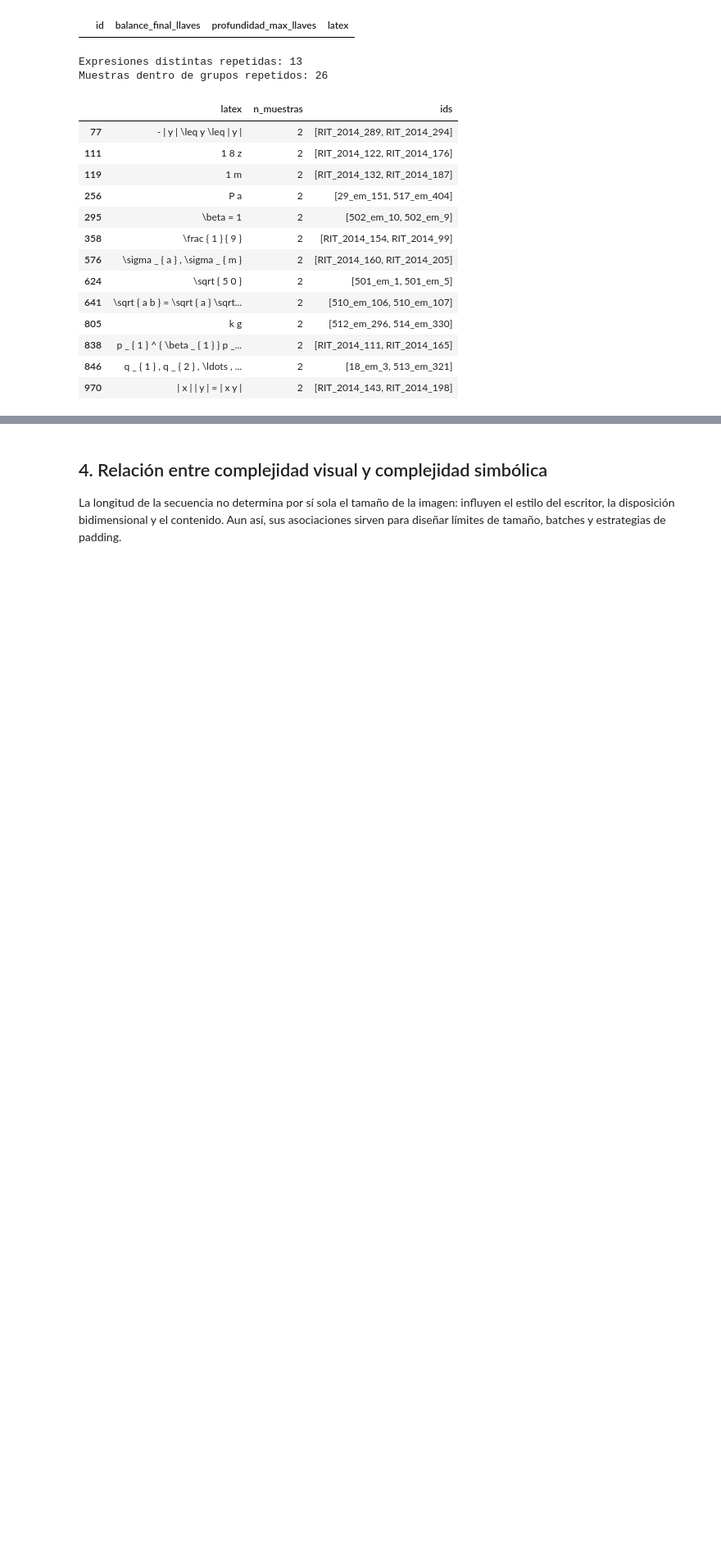
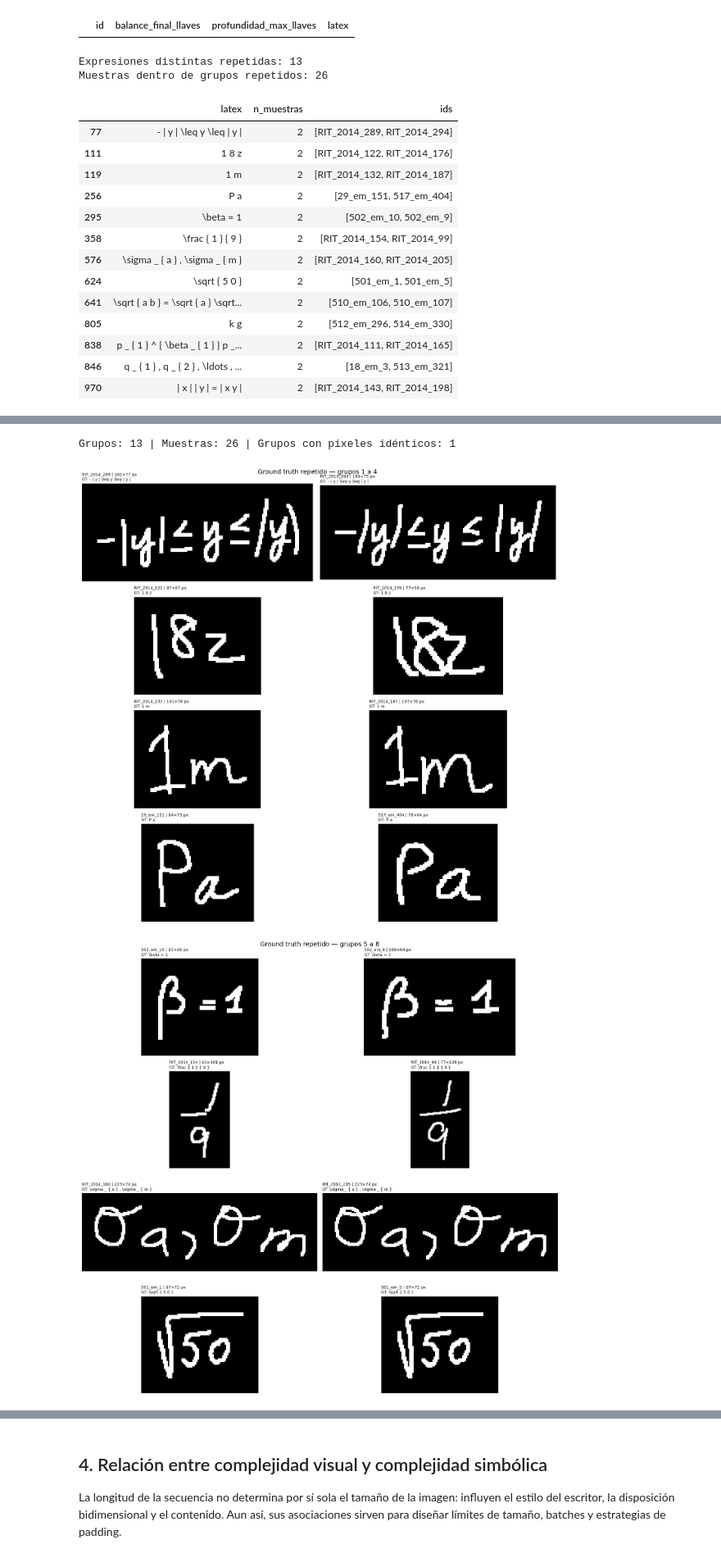
Before and after one commit to CarlossssMora/HMER-Cascade, a Jupyter notebook: Cascada/00_analisis_exploratorio/eda_crohme_2014_modelo1.ipynb, the cells around one changed output, grey strips where cells are left out. Shown at 82% size. Drawn from its saved outputs; the diff is of its cells as text; code cells hidden in the pictures; blank space fills up the shorter version.

```diff
--- a/Cascada/00_analisis_exploratorio/eda_crohme_2014_modelo1.ipynb
+++ b/Cascada/00_analisis_exploratorio/eda_crohme_2014_modelo1.ipynb
@@ -627,0 +642,74 @@ Muestras dentro de grupos repetidos: 26
+# %%
+# Resume los grupos repetidos y muestra sus imágenes lado a lado para compararlas visualmente.
+registros_repetidos = []
+
+for grupo in duplicados_latex.itertuples(index=False):
+    # Conserva el orden de los IDs reportado en la tabla de duplicados.
+    muestras = (
+        df[df["id"].isin(grupo.ids)]
+        .set_index("id").loc[grupo.ids].reset_index()
+    )
+    matrices = []
+    for ruta in muestras["ruta_imagen"]:
+        with Image.open(ruta) as imagen:
+            matrices.append(np.asarray(imagen.convert("L")))
+
+    pixeles_identicos = all(
+        matriz.shape == matrices[0].shape
+        and np.array_equal(matrices[0], matriz)
+        for matriz in matrices[1:]
+    )
+    registros_repetidos.append({
+        "latex": grupo.latex,
+        "n_muestras": grupo.n_muestras,
+        "ids": grupo.ids,
+        "dimensiones": [
+            f"{int(f.ancho)}×{int(f.alto)}" for f in muestras.itertuples()
+        ],
+        "pixeles_identicos": pixeles_identicos,
+    })
+
+auditoria_repetidos = pd.DataFrame(registros_repetidos)
+display(auditoria_repetidos)
+print(
+    f"Grupos: {len(auditoria_repetidos)} | "
+    f"Muestras: {auditoria_repetidos['n_muestras'].sum()} | "
+    f"Grupos con píxeles idénticos: {auditoria_repetidos['pixeles_identicos'].sum()}"
+)
+
+def mostrar_ground_truth_repetido(tabla, grupos, grupos_por_figura=4):
+    """Muestra todas las imágenes de cada ground truth repetido sin deduplicarlas."""
+    grupos = grupos.reset_index(drop=True)
+    for inicio in range(0, len(grupos), grupos_por_figura):
+        lote = grupos.iloc[inicio:inicio + grupos_por_figura]
+        max_muestras = int(lote["n_muestras"].max())
+        fig, ejes = plt.subplots(
+            len(lote), max_muestras,
+            figsize=(15, 3.6 * len(lote)), squeeze=False,
+        )
+        for fila, grupo in enumerate(lote.itertuples(index=False)):
+            muestras = (
+                tabla[tabla["id"].isin(grupo.ids)]
+                .set_index("id").loc[grupo.ids].reset_index()
+            )
+            for columna, muestra in enumerate(muestras.itertuples()):
+                eje = ejes[fila, columna]
+                with Image.open(muestra.ruta_imagen) as imagen:
+                    eje.imshow(imagen.convert("L"), cmap="gray", vmin=0, vmax=255)
+                gt = textwrap.fill(grupo.latex, width=58)
+                eje.set_title(
+                    f"{muestra.id} | {int(muestra.ancho)}×{int(muestra.alto)} px\nGT: {gt}",
+                    fontsize=9, loc="left",
+                )
+                eje.axis("off")
+            for columna in range(len(muestras), max_muestras):
+                ejes[fila, columna].axis("off")
+        fig.suptitle(
+            f"Ground truth repetido — grupos {inicio + 1} a {inicio + len(lote)}",
+            fontsize=14,
+        )
+        fig.tight_layout()
+        plt.show()
+
+mostrar_ground_truth_repetido(df, duplicados_latex)
+# %% [output]
@@ -627,0 +730,3 @@ Muestras dentro de grupos repetidos: 26
+Grupos: 13 | Muestras: 26 | Grupos con píxeles idénticos: 1
+[figure, added]
+[figure, added]
```
Also changed, not shown: parts of 17 cells of this notebook, 32 other files.
